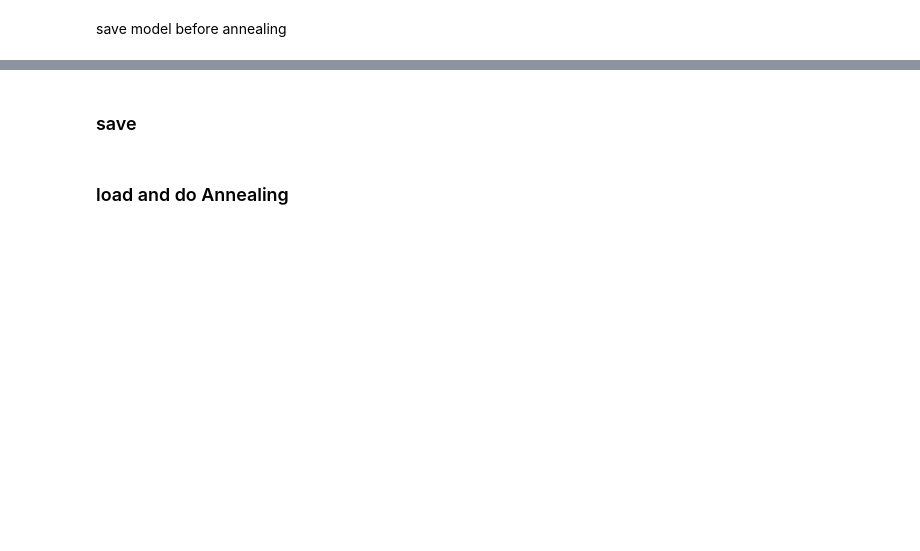
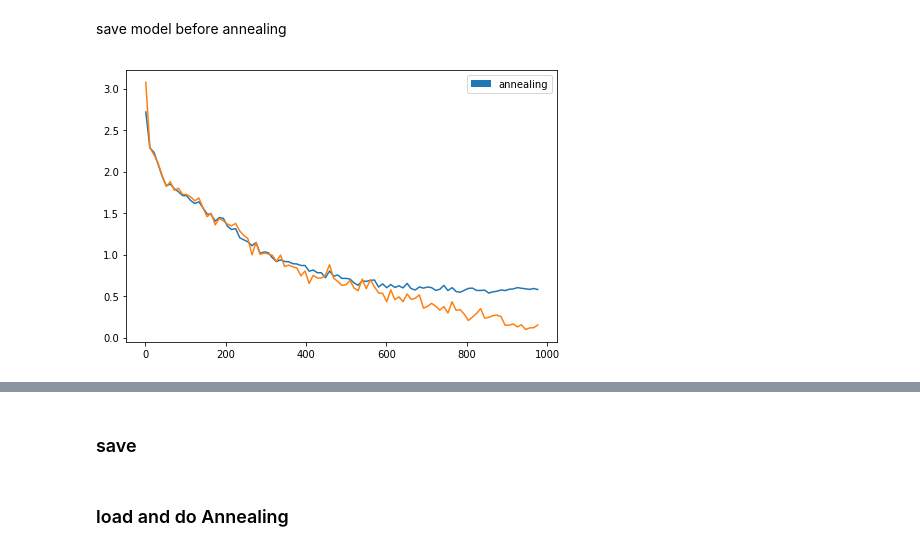
Before and after one commit to khushdeep-singh/DD2424project, a Jupyter notebook: assignmentforsaturdayOla.ipynb, the cells around one changed output, grey strips where cells are left out. Saved outputs shown, nothing was run; the diff lists cells and outputs as text; code cells hidden in the pictures; blank space fills up the shorter version.

```diff
--- a/assignmentforsaturdayOla.ipynb
+++ b/assignmentforsaturdayOla.ipynb
@@ -77,8 +77,8 @@ def update_results(n_vbatches=1):
             prediction_val = network.forward(imgs_val)
             accu += get_xent_acc(prediction_val, labels_val)
             loss +=       lossfn(prediction_val, labels_val).data.cpu().numpy().item()
-            if i == n_vbatches:
-                break
+#             if i == n_vbatches:
+#                 break
         loss_val = loss_val + [loss/(i+1)]
         accu_val = accu_val + [accu/(i+1)]
         network.train()
@@ -93,7 +93,7 @@ def compare_parameters(net1, net2):
         diff = diff + np.sum(net1_param[i].cpu().numpy() - net2_param[i].cpu().numpy())
     print(f"""difference in weights and biases is: {diff} between network1 and network2""")
 
-def load_cifar10(bsize_tr,bsize_val=128):
+def load_cifar10(bsize_tr,bsize_val=512):
     torchvision.datasets.CIFAR10(path,download=True)
     transform = transforms.Compose([transforms.ToTensor(), transforms.Normalize([0.5,0.5,0.5],[0.5,0.5,0.5])])
     cifar10_train = torchvision.datasets.CIFAR10(path, train=True, transform=transform)
@@ -113,8 +113,3 @@ def load_cifar10(bsize_tr,bsize_val=128):
 def cuda(thing):
     if torch.cuda.is_available(): return thing.cuda()
     return thing
-# %%
-network = rnet.resnet56()
-for layer in network.layer1:
-    print(layer)
-    break
@@ -321,6 +314,8 @@ for j, wd in enumerate([1e-4, 1e-5, 1e-6]):
                 if i >= step_it*2 :break
     f"deepcopy results and make room for another run"
     results_weightdecay.append({'wd'      :wd,
+                                'mom_track':copy.deepcopy(np.array(mom_track)),
+                                'lr_track':copy.deepcopy(np.array(lr_track)),
                                 'accu_tr' :copy.deepcopy(np.array(accu_tr)),
                                 'accu_val':copy.deepcopy(np.array(accu_val)),
                                 'loss_tr' :copy.deepcopy(np.array(loss_tr)),
@@ -349,9 +344,9 @@ lr_min   = 0.1
 bsize_tr = 512
 mom_max  = 0.9
 mom_min  = 0.8
-step_epo = 10
+step_epo = 5
 step_it  = 50000/bsize_tr*step_epo
-anne_epo = 3
+anne_epo = 1
 anne_it  = 50000/bsize_tr*anne_epo
 cycles   = 1
 wd       = 1e-5
@@ -405,14 +411,16 @@ save model before annealing
 # %%
 plt.figure(figsize=(17,17))
 for i, result in enumerate(results_superconvergence):
     plt.subplot(3,2,i+1)
     array_toplot = result['loss_val']
     legend_string = f"annealing"
-    x1 = np.linspace(1,step_it*2+anne_it*2,len(array_toplot))
-    x2 = np.linspace(1,step_it*2+anne_it*2,len(result['loss_tr']))
+    x1 = np.linspace(1,step_it*2,len(array_toplot))
+    x2 = np.linspace(1,step_it*2,len(result['loss_tr']))
     plt.plot(x1,array_toplot)
     plt.plot(x2,result['loss_tr'])
     plt.legend(handles=[mpatches.Patch(label=legend_string)])
+# %% [output]
+[figure, added]
 # %%
 plt.figure(figsize=(17,17))
 for i, result in enumerate(results_superconvergence):
```
Also changed, not shown: parts of 14 cells of this notebook.
